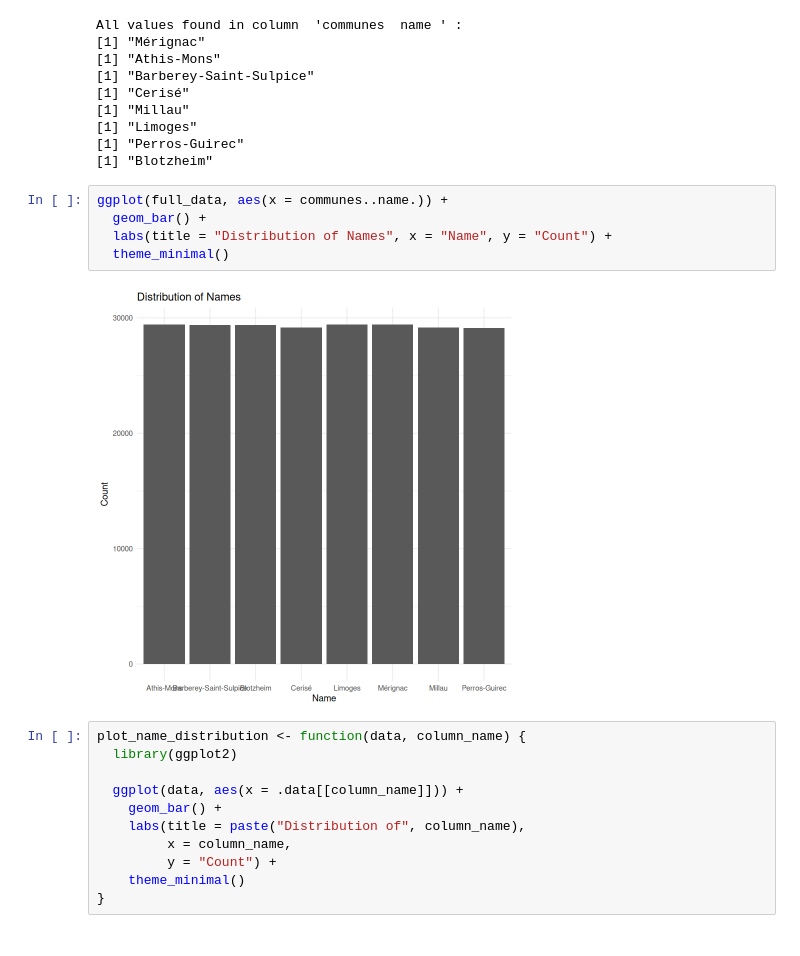
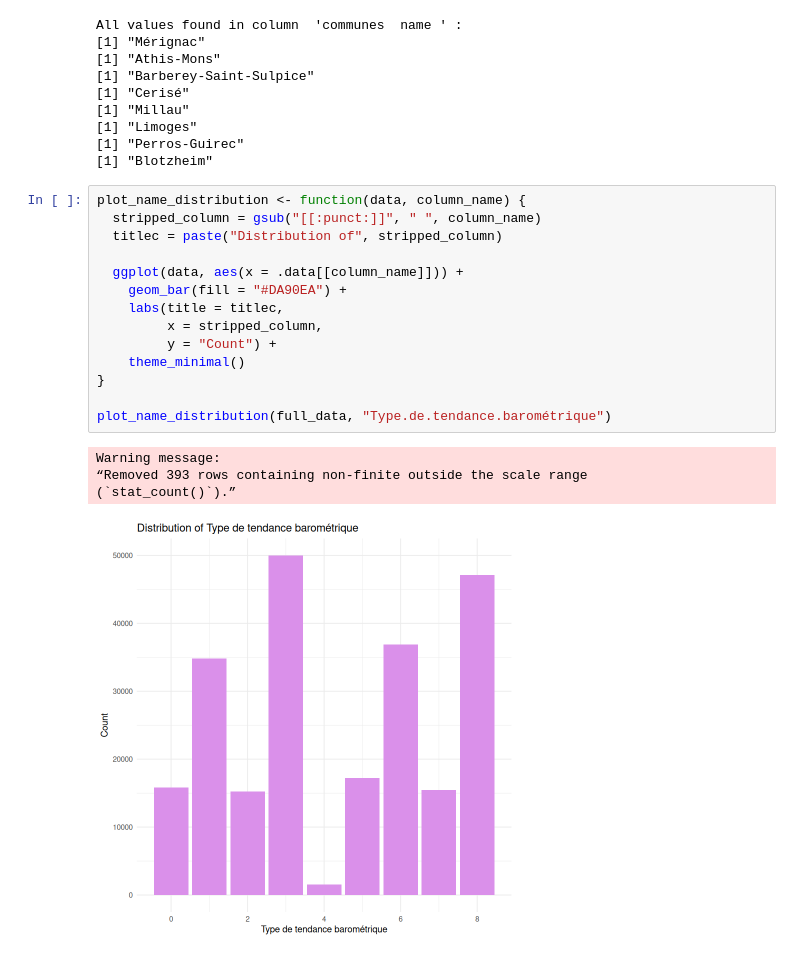
Before and after one commit to thomasdepic/SDD-BE-meteo, a Jupyter notebook: questions/1_presentation_donnees.ipynb, the cells around one changed output. Cells and saved outputs as stored; diff of their text form.

Commit message:
histogramme amélioré

```diff
--- a/questions/1_presentation_donnees.ipynb
+++ b/questions/1_presentation_donnees.ipynb
@@ -410,21 +410,22 @@ All values found in column  'communes  name ' :
 [1] "Limoges"
 [1] "Perros-Guirec"
 [1] "Blotzheim"
-# %%
-ggplot(full_data, aes(x = communes..name.)) +
-  geom_bar() +
-  labs(title = "Distribution of Names", x = "Name", y = "Count") +
-  theme_minimal()
-# %% [output]
-[figure, removed]
 # %%
 plot_name_distribution <- function(data, column_name) {
-  library(ggplot2)
+  stripped_column = gsub("[[:punct:]]", " ", column_name)
+  titlec = paste("Distribution of", stripped_column)
 
   ggplot(data, aes(x = .data[[column_name]])) +
-    geom_bar() +
-    labs(title = paste("Distribution of", column_name),
-         x = column_name,
+    geom_bar(fill = "#DA90EA") +
+    labs(title = titlec,
+         x = stripped_column,
          y = "Count") +
     theme_minimal()
 }
+
+plot_name_distribution(full_data, "Type.de.tendance.barométrique")
+# %% [output]
+Warning message:
+“Removed 393 rows containing non-finite outside the scale range
+(`stat_count()`).”
+[figure, added]
```
